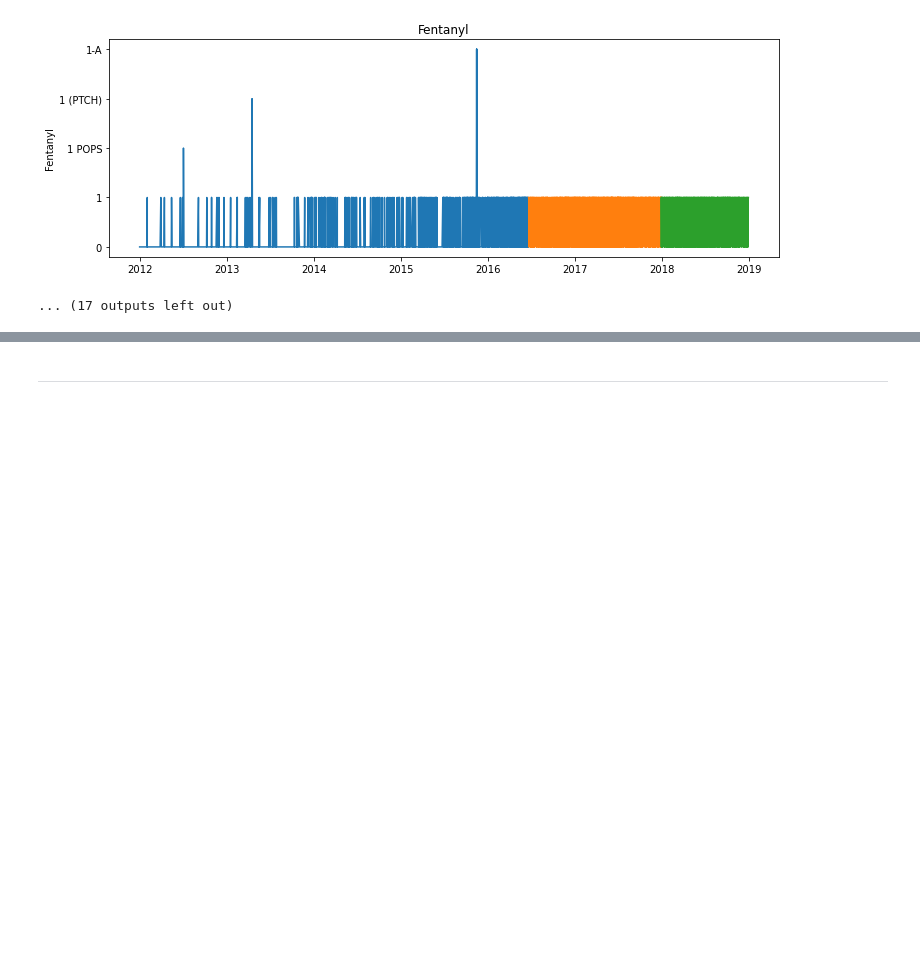
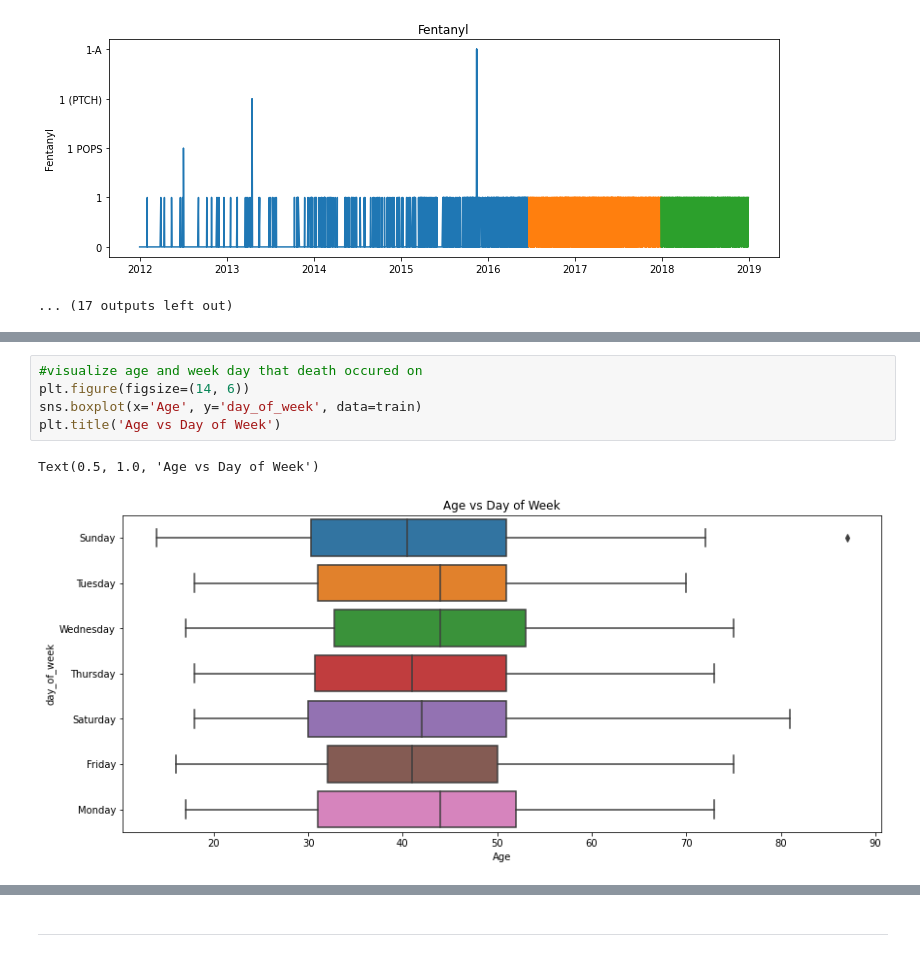
Before and after one commit to natasharivers/individual_project, a Jupyter notebook: Initial Time Series Notebook.ipynb, the cells around one changed output, grey strips where cells are left out. Cells and saved outputs as stored; diff of their text form; blank space fills up the shorter version.

```diff
--- a/Initial Time Series Notebook.ipynb
+++ b/Initial Time Series Notebook.ipynb
@@ -270,0 +290,8 @@ for col in train.columns:
+# %%
+#visualize age and week day that death occured on
+plt.figure(figsize=(14, 6))
+sns.boxplot(x='Age', y='day_of_week', data=train)
+plt.title('Age vs Day of Week')
+# %% [output]
+Text(0.5, 1.0, 'Age vs Day of Week')
+[figure, added]
```
Also changed, not shown: parts of 4 cells of this notebook.
